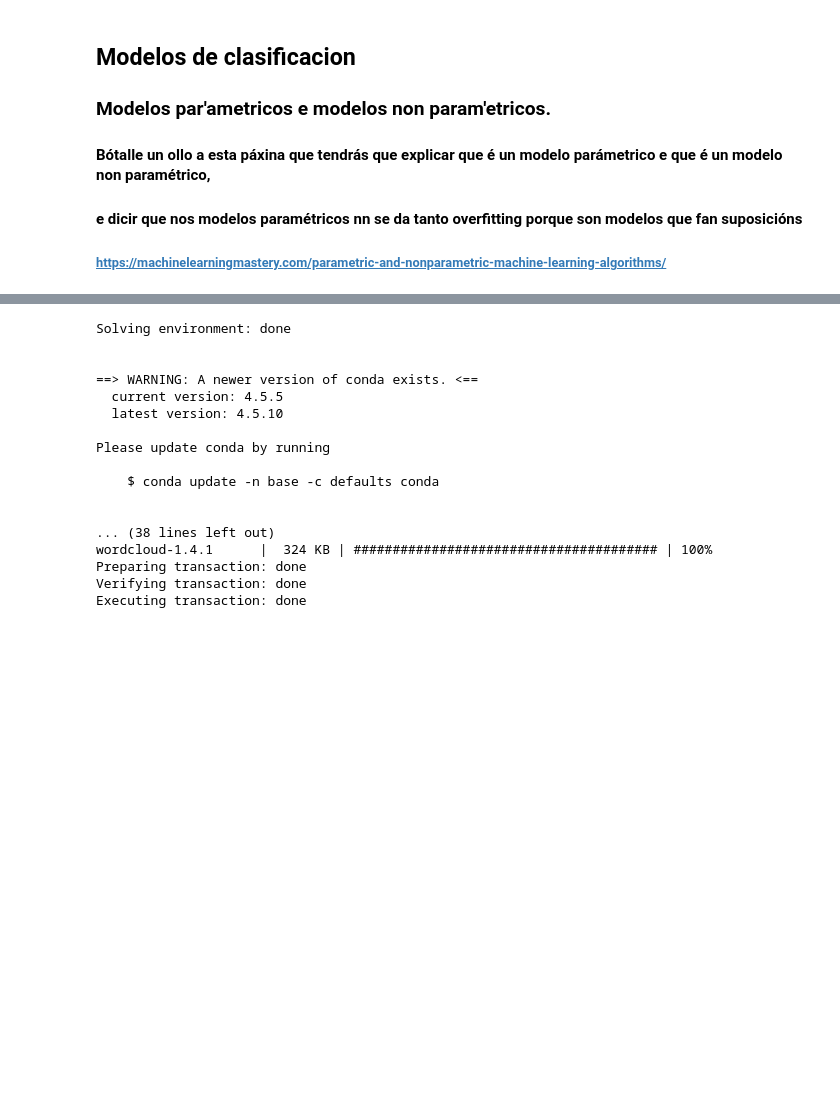
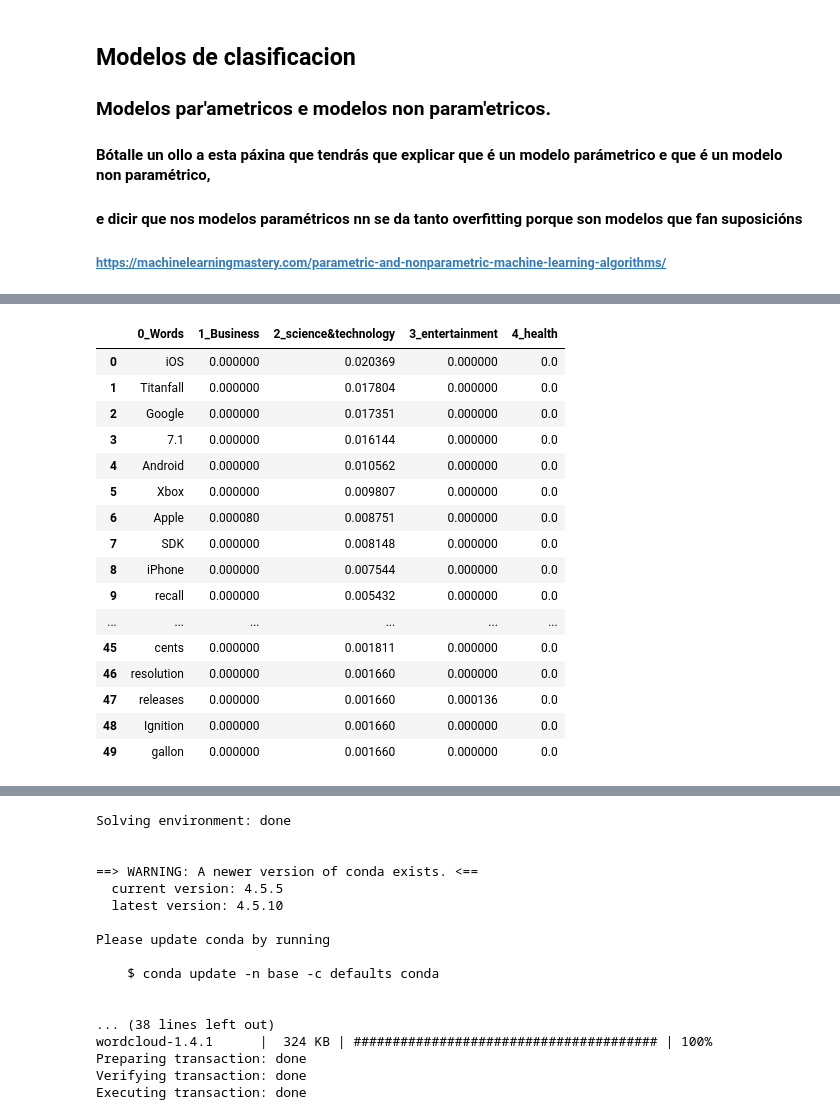
Before and after one commit to paquinho89/Daily-News-Classifier_TFM, a Jupyter notebook: Untitled.ipynb, the cells around one changed output, grey strips where cells are left out. Saved outputs shown, nothing was run; the diff lists cells and outputs as text; code cells hidden in the pictures; blank space fills up the shorter version.

```diff
--- a/Untitled.ipynb
+++ b/Untitled.ipynb
@@ -503,0 +595,30 @@ types_news[encoder.inverse_transform(cod)[0]]
+# %%
+#Representamos os dats nun bonito data frame as 10 palabras máis relevantes d corpus de science&technoolgy
+
+
+y_words_sc=[tfidf_sciencetechnology[y][0] for y in range(n)]
+y_sciencetechnolgy_business=[tfidf_sciencetechnology[y][1][0] for y in range(n) ]
+y_sciencetechnolgy=[tfidf_sciencetechnology[y][1][1] for y in range(n) ]
+y_sciencetechnolgy_entertainment=[tfidf_sciencetechnology[y][1][2] for y in range(n) ]
+y_sciencetechnolgy_health=[tfidf_sciencetechnology[y][1][3] for y in range(n) ]
+
+pd.DataFrame({'0_Words':y_words_sc,'1_Business':y_sciencetechnolgy_business, '2_science&technology':y_sciencetechnolgy,
+             '3_entertainment':y_sciencetechnolgy_entertainment, '4_health':y_sciencetechnolgy_health})
+# %% [output]
+|  | 0_Words | 1_Business | 2_science&technology | 3_entertainment | 4_health |
+| 0 | iOS | 0.000000 | 0.020369 | 0.000000 | 0.0 |
+| 1 | Titanfall | 0.000000 | 0.017804 | 0.000000 | 0.0 |
+| 2 | Google | 0.000000 | 0.017351 | 0.000000 | 0.0 |
+| 3 | 7.1 | 0.000000 | 0.016144 | 0.000000 | 0.0 |
+| 4 | Android | 0.000000 | 0.010562 | 0.000000 | 0.0 |
+| 5 | Xbox | 0.000000 | 0.009807 | 0.000000 | 0.0 |
+| 6 | Apple | 0.000080 | 0.008751 | 0.000000 | 0.0 |
+| 7 | SDK | 0.000000 | 0.008148 | 0.000000 | 0.0 |
+| 8 | iPhone | 0.000000 | 0.007544 | 0.000000 | 0.0 |
+| 9 | recall | 0.000000 | 0.005432 | 0.000000 | 0.0 |
+| ... | ... | ... | ... | ... | ... |
+| 45 | cents | 0.000000 | 0.001811 | 0.000000 | 0.0 |
+| 46 | resolution | 0.000000 | 0.001660 | 0.000000 | 0.0 |
+| 47 | releases | 0.000000 | 0.001660 | 0.000136 | 0.0 |
+| 48 | Ignition | 0.000000 | 0.001660 | 0.000000 | 0.0 |
+| 49 | gallon | 0.000000 | 0.001660 | 0.000000 | 0.0 |
```
Also changed, not shown: parts of 32 cells of this notebook, 2 other files.
